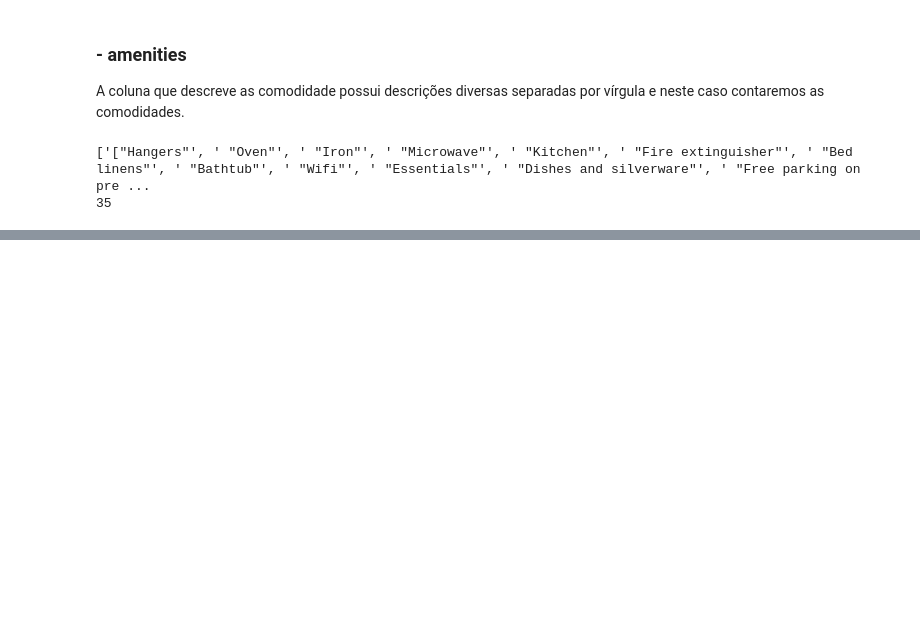
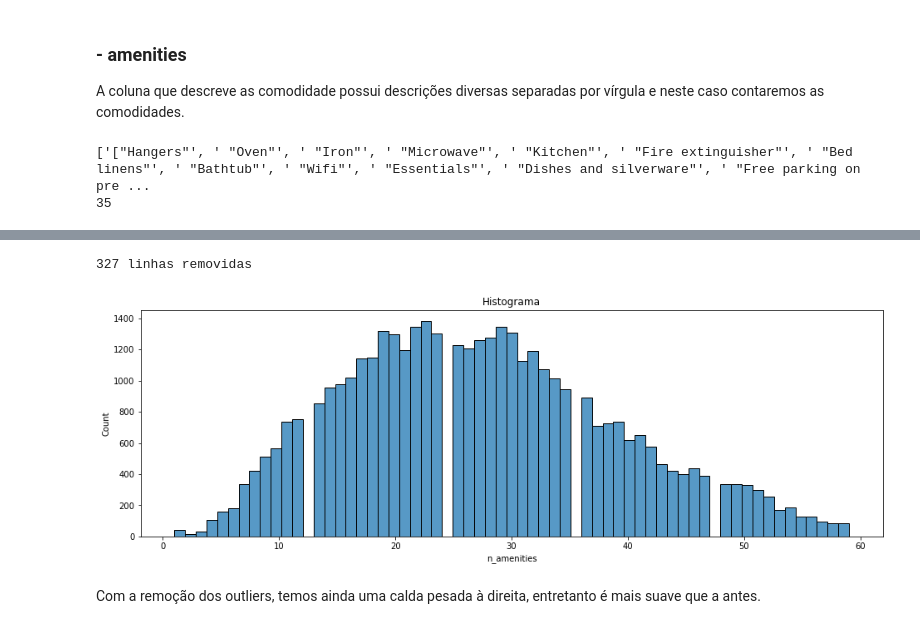
Before and after one commit to KATYGDF/Airbnb_Porto, a Jupyter notebook: Airbnb_Porto.ipynb, the cells around one changed output, grey strips where cells are left out. Cells and saved outputs as stored; diff of their text form; code cells hidden in the pictures; blank space fills up the shorter version.

```diff
--- a/Airbnb_Porto.ipynb
+++ b/Airbnb_Porto.ipynb
@@ -352,8 +248,0 @@ Como podemos observar a seguir, menos de 1% das observações contém outliers e
-# %%
-print(limites(base_airbnb_trat['n_amenities']))
-diagrama_caixa(base_airbnb_trat['n_amenities'])
-histograma(base_airbnb_trat['n_amenities'])
-lim_inf, lim_sup = limites(base_airbnb_trat['n_amenities'])
-qtd_outliers=base_airbnb_trat.loc[(base_airbnb_trat['n_amenities'] < lim_inf) | (base_airbnb_trat['n_amenities'] > lim_sup), :].shape[0]
-prop_outliers=qtd_outliers/base_airbnb_trat.shape[0]
-print('A quantidade de outliers é {}, ou seja {:.2%} dos dados'.format(qtd_outliers, prop_outliers))
@@ -364,0 +366,9 @@ A quantidade de outliers é 327, ou seja 0.81% dos dados
+# %%
+base_airbnb_trat, linhas_removidas = excluir_outliers(base_airbnb_trat, 'n_amenities')
+print('{} linhas removidas'.format(linhas_removidas))
+histograma(base_airbnb_trat['n_amenities'])
+# %% [output]
+327 linhas removidas
+[figure, added]
+# %% [markdown]
+Com a remoção dos outliers, temos ainda uma calda pesada à direita, entretanto é mais suave que a antes.
```
Also changed, not shown: parts of 25 cells of this notebook.
